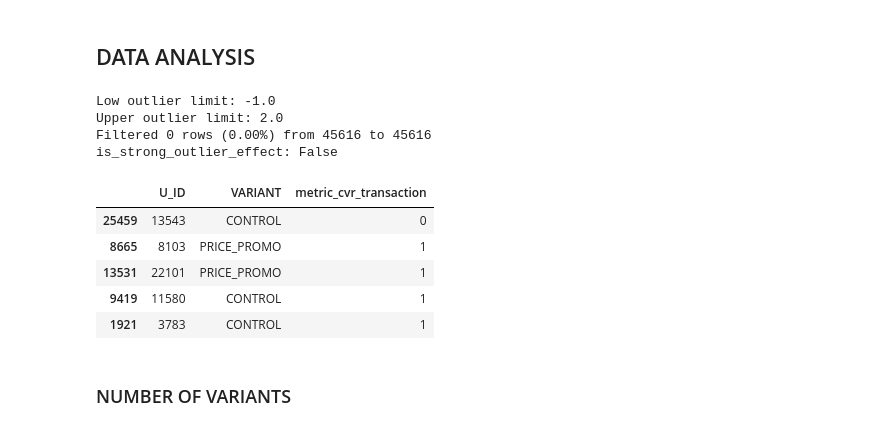
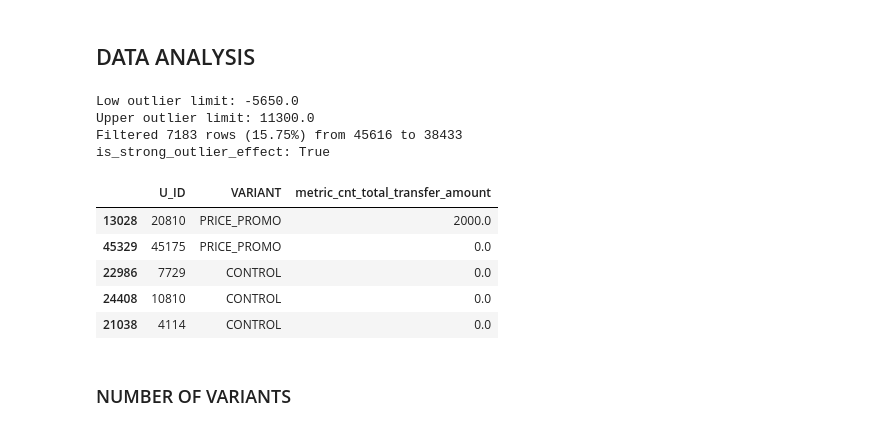
Before and after one commit to EAlmazanG/ab-test-framework, a Jupyter notebook: notebooks/ab-test_framework_template.ipynb, the cells around one changed output. Cells and saved outputs as stored; diff of their text form; code cells hidden in the pictures.

Commit message:
add test variant

```diff
--- a/notebooks/ab-test_framework_template.ipynb
+++ b/notebooks/ab-test_framework_template.ipynb
@@ -181,36 +181,36 @@ def remove_outliers(df, metric_column, factor=1.5, threshold=0.1):
 # %%
 # Select metrics and columns involved in the test
 primary_key_column = 'U_ID'
-metric_column = 'metric_cvr_transaction'
+metric_column = 'metric_cnt_total_transfer_amount'
 variant_column = 'VARIANT'
 
 columns_selection_df = df[[primary_key_column, variant_column, metric_column]]
 metric_type = (
     'continuous' if metric_column.startswith('metric_cnt_') else
     'proportion' if metric_column.startswith('metric_cvr_') else
     None
 )
 outliers_filtered_df, is_strong_outlier_effect = remove_outliers(columns_selection_df, metric_column, 1)
 
 # Filter outliers:
 filter_outliers = False
 
 if filter_outliers:
     selected_df = outliers_filtered_df.copy()
 else:
     selected_df = columns_selection_df.copy()
 
 display(selected_df.sample(5))
 # %% [output]
-Low outlier limit: -1.0
-Upper outlier limit: 2.0
-Filtered 0 rows (0.00%) from 45616 to 45616
-is_strong_outlier_effect: False
+Low outlier limit: -5650.0
+Upper outlier limit: 11300.0
+Filtered 7183 rows (15.75%) from 45616 to 38433
+is_strong_outlier_effect: True
-|  | U_ID | VARIANT | metric_cvr_transaction |
-| 25459 | 13543 | CONTROL | 0 |
-| 8665 | 8103 | PRICE_PROMO | 1 |
-| 13531 | 22101 | PRICE_PROMO | 1 |
-| 9419 | 11580 | CONTROL | 1 |
-| 1921 | 3783 | CONTROL | 1 |
+|  | U_ID | VARIANT | metric_cnt_total_transfer_amount |
+| 13028 | 20810 | PRICE_PROMO | 2000.0 |
+| 45329 | 45175 | PRICE_PROMO | 0.0 |
+| 22986 | 7729 | CONTROL | 0.0 |
+| 24408 | 10810 | CONTROL | 0.0 |
+| 21038 | 4114 | CONTROL | 0.0 |
 # %% [markdown]
 ### NUMBER OF VARIANTS
```
Also changed, not shown: parts of 3 cells of this notebook.
